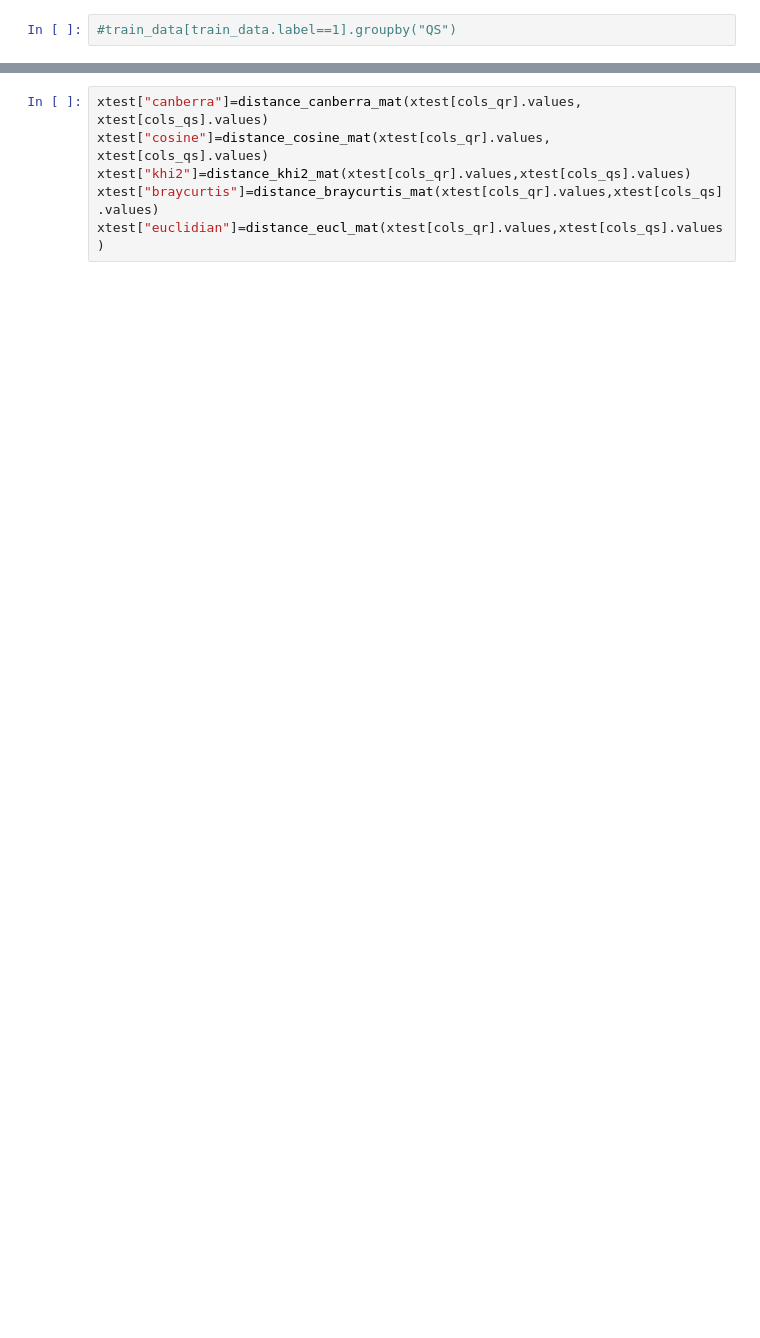
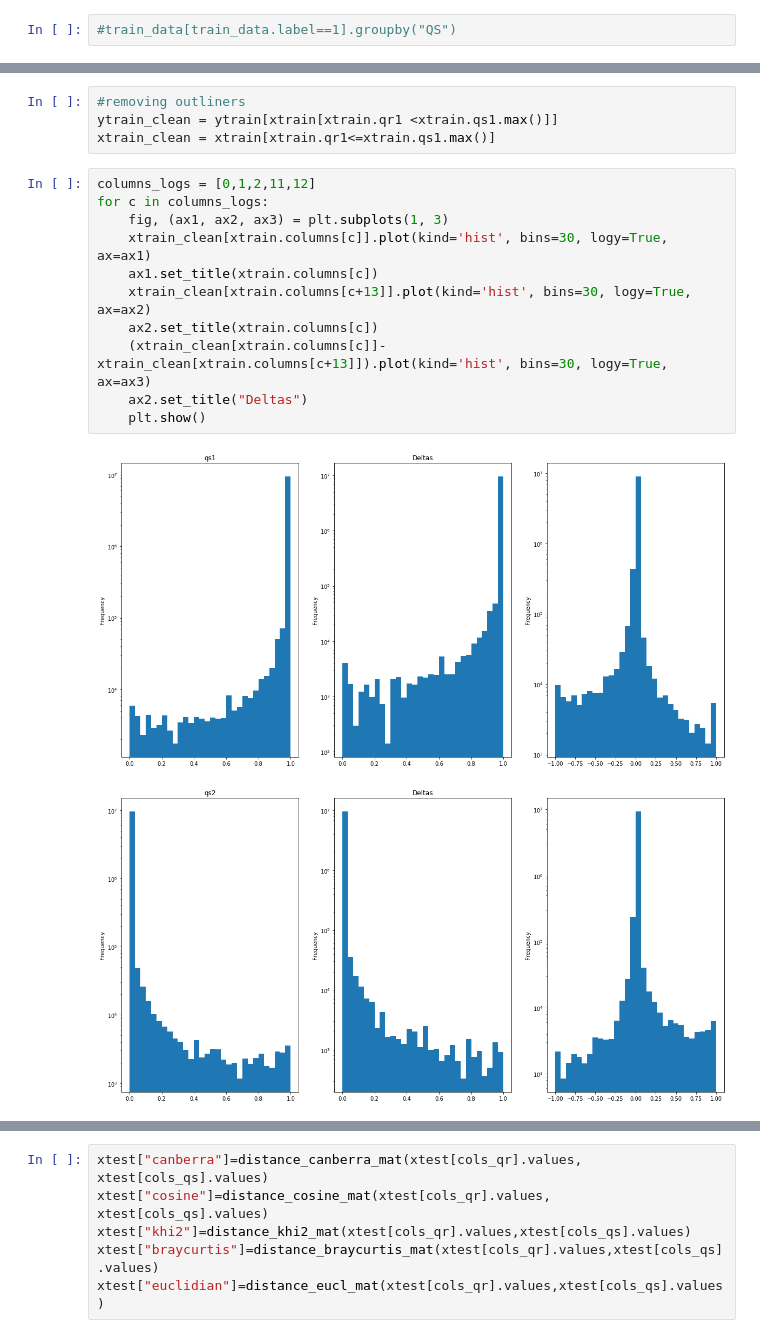
Before and after one commit to Martinez-TAD/MDI343_Challenge, a Jupyter notebook: FeatureAnalysis.ipynb, the cells around one changed output, grey strips where cells are left out. Drawn from its saved outputs; the diff is of its cells as text; blank space fills up the shorter version.

```diff
--- a/FeatureAnalysis.ipynb
+++ b/FeatureAnalysis.ipynb
@@ -110,0 +206,18 @@ for c in list(xtrain.columns):
+# %%
+#removing outliners
+ytrain_clean = ytrain[xtrain[xtrain.qr1 <xtrain.qs1.max()]]
+xtrain_clean = xtrain[xtrain.qr1<=xtrain.qs1.max()]
+# %%
+columns_logs = [0,1,2,11,12]
+for c in columns_logs:
+    fig, (ax1, ax2, ax3) = plt.subplots(1, 3)
+    xtrain_clean[xtrain.columns[c]].plot(kind='hist', bins=30, logy=True, ax=ax1)
+    ax1.set_title(xtrain.columns[c])
+    xtrain_clean[xtrain.columns[c+13]].plot(kind='hist', bins=30, logy=True, ax=ax2)
+    ax2.set_title(xtrain.columns[c])
+    (xtrain_clean[xtrain.columns[c]]-xtrain_clean[xtrain.columns[c+13]]).plot(kind='hist', bins=30, logy=True, ax=ax3)
+    ax2.set_title("Deltas")
+    plt.show()
+# %% [output]
+[figure, added]
+[figure, added]
```
Also changed, not shown: parts of 52 cells of this notebook.
